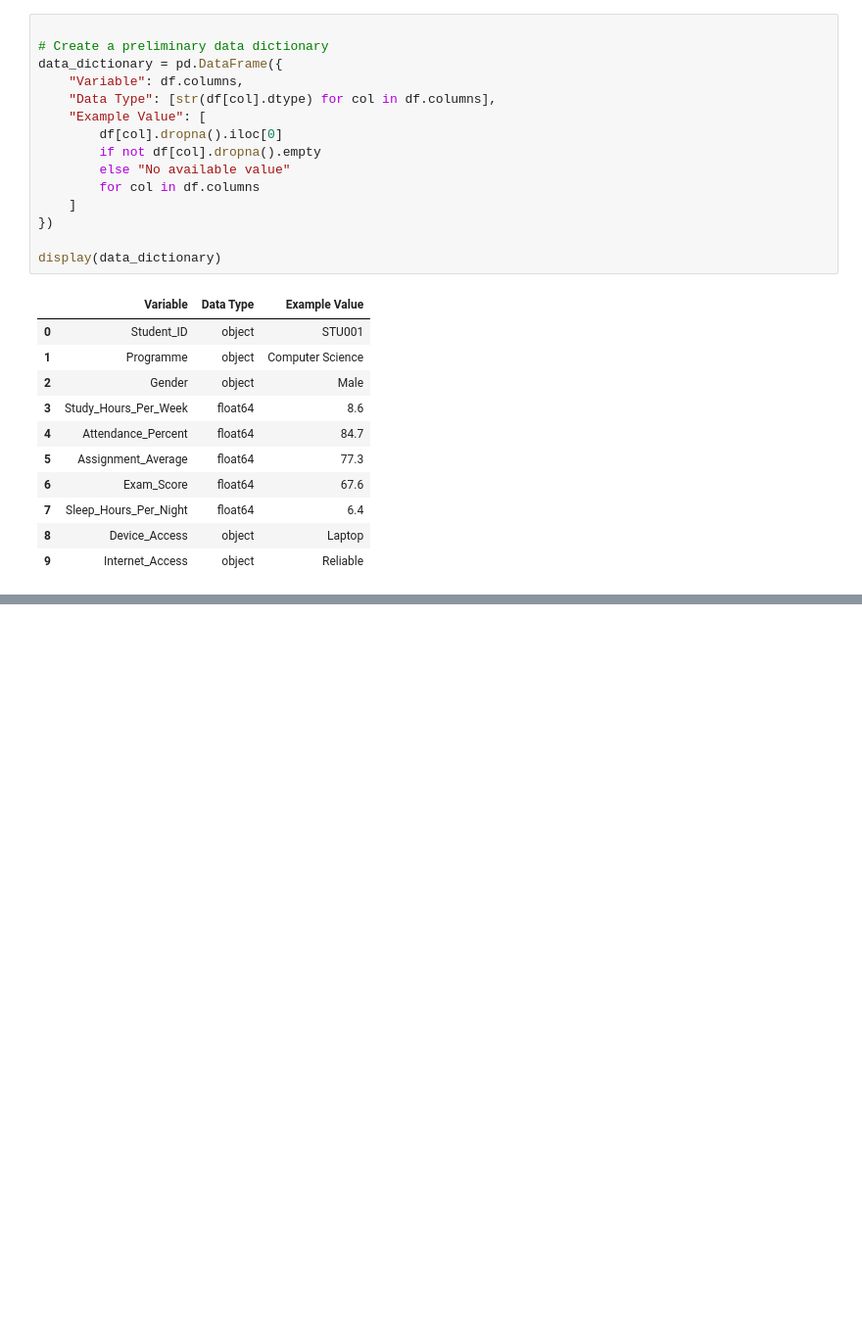
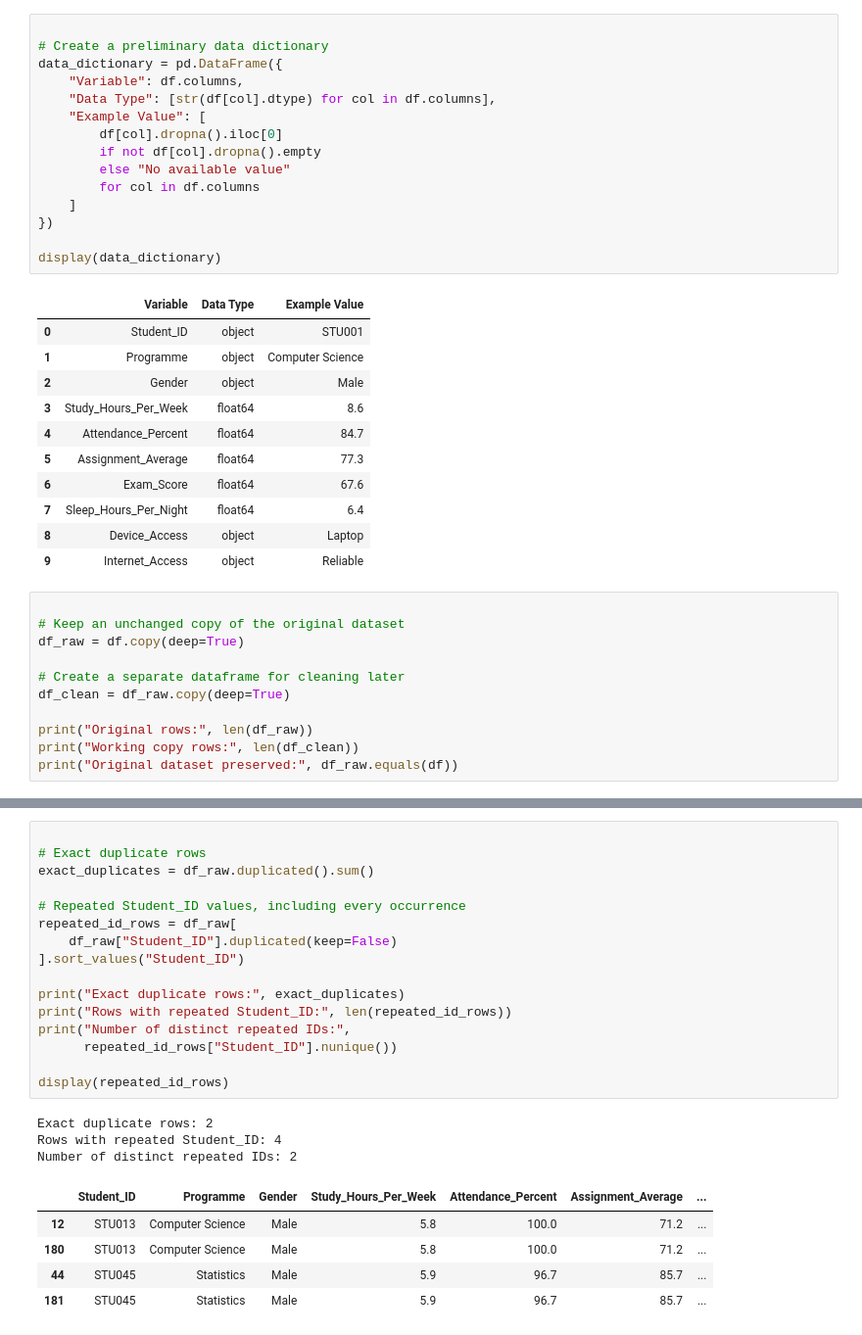
Before and after one commit to Blackk-dotcom/Data-Science-project, a Jupyter notebook: A1_Student_Performance_EDA.ipynb, the cells around one changed output, grey strips where cells are left out. Shown at 98% size. Drawn from its saved outputs; the diff is of its cells as text; blank space fills up the shorter version.

```diff
--- a/A1_Student_Performance_EDA.ipynb
+++ b/A1_Student_Performance_EDA.ipynb
@@ -122,3 +122,14 @@ display(data_dictionary)
 | 7 | Sleep_Hours_Per_Night | float64 | 6.4 |
 | 8 | Device_Access | object | Laptop |
 | 9 | Internet_Access | object | Reliable |
+# %%
+
+# Keep an unchanged copy of the original dataset
+df_raw = df.copy(deep=True)
+
+# Create a separate dataframe for cleaning later
+df_clean = df_raw.copy(deep=True)
+
+print("Original rows:", len(df_raw))
+print("Working copy rows:", len(df_clean))
+print("Original dataset preserved:", df_raw.equals(df))
@@ -124,0 +161,25 @@ display(data_dictionary)
+# %%
+
+# Exact duplicate rows
+exact_duplicates = df_raw.duplicated().sum()
+
+# Repeated Student_ID values, including every occurrence
+repeated_id_rows = df_raw[
+    df_raw["Student_ID"].duplicated(keep=False)
+].sort_values("Student_ID")
+
+print("Exact duplicate rows:", exact_duplicates)
+print("Rows with repeated Student_ID:", len(repeated_id_rows))
+print("Number of distinct repeated IDs:",
+      repeated_id_rows["Student_ID"].nunique())
+
+display(repeated_id_rows)
+# %% [output]
+Exact duplicate rows: 2
+Rows with repeated Student_ID: 4
+Number of distinct repeated IDs: 2
+|  | Student_ID | Programme | Gender | Study_Hours_Per_Week | Attendance_Percent | Assignment_Average | ... |
+| 12 | STU013 | Computer Science | Male | 5.8 | 100.0 | 71.2 | ... |
+| 180 | STU013 | Computer Science | Male | 5.8 | 100.0 | 71.2 | ... |
+| 44 | STU045 | Statistics | Male | 5.9 | 96.7 | 85.7 | ... |
+| 181 | STU045 | Statistics | Male | 5.9 | 96.7 | 85.7 | ... |
```
Also changed, not shown: parts of 8 cells of this notebook.
